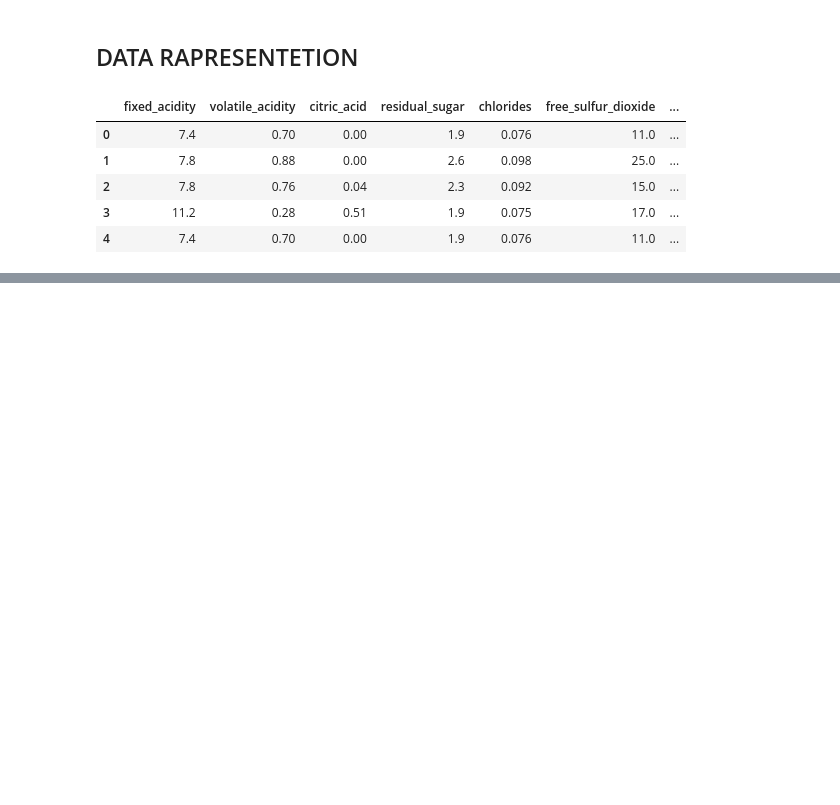
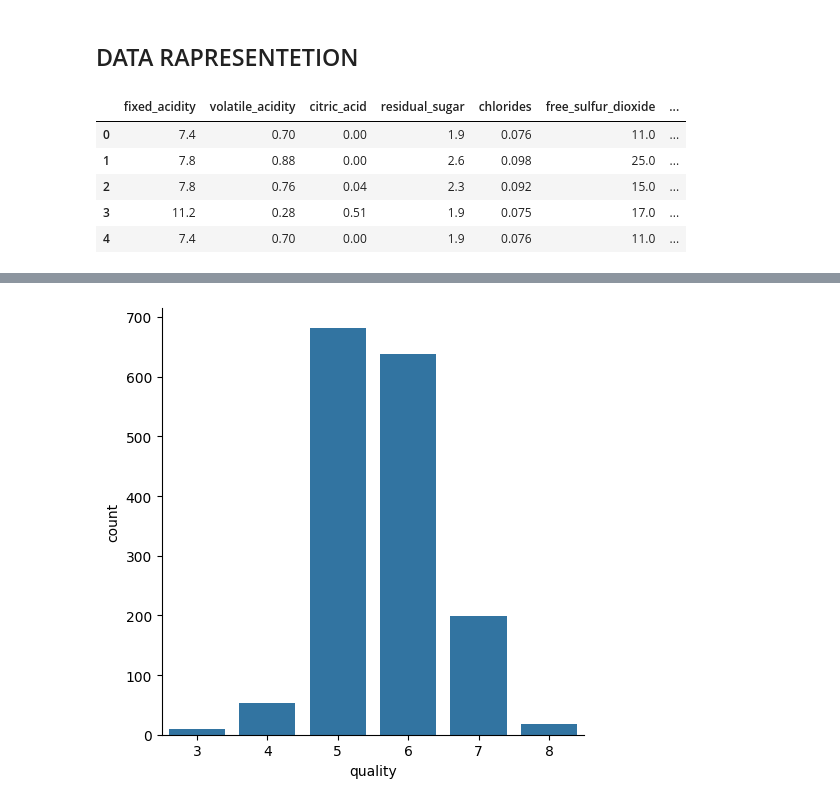
Before and after one commit to gonarec/WineDetector_Python_Project, a Jupyter notebook: Project.ipynb, the cells around one changed output, grey strips where cells are left out. Cells and saved outputs as stored; diff of their text form; code cells hidden in the pictures; blank space fills up the shorter version.

Commit message:
plot_rap

```diff
--- a/Project.ipynb
+++ b/Project.ipynb
@@ -26,0 +52,5 @@ wdf[cols_to_standardize] = scaler.fit_transform(wdf[cols_to_standardize])
+# %%
+sns.catplot(x='quality',data=wine_dataframe, kind='count')
+plt.show()
+# %% [output]
+[figure, added]
```
Also changed, not shown: parts of 10 cells of this notebook.
